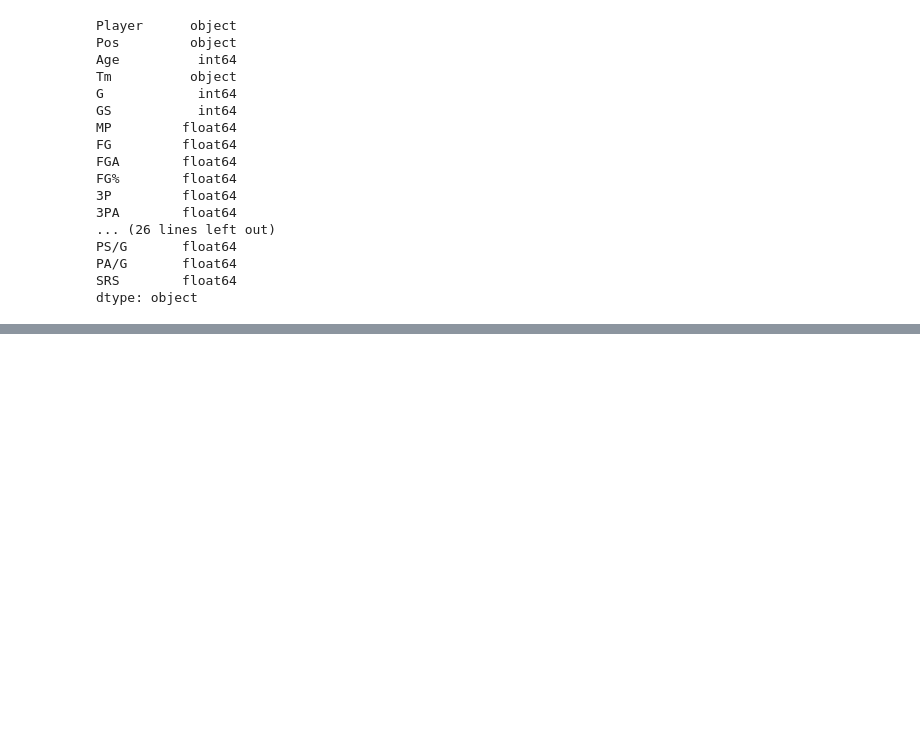
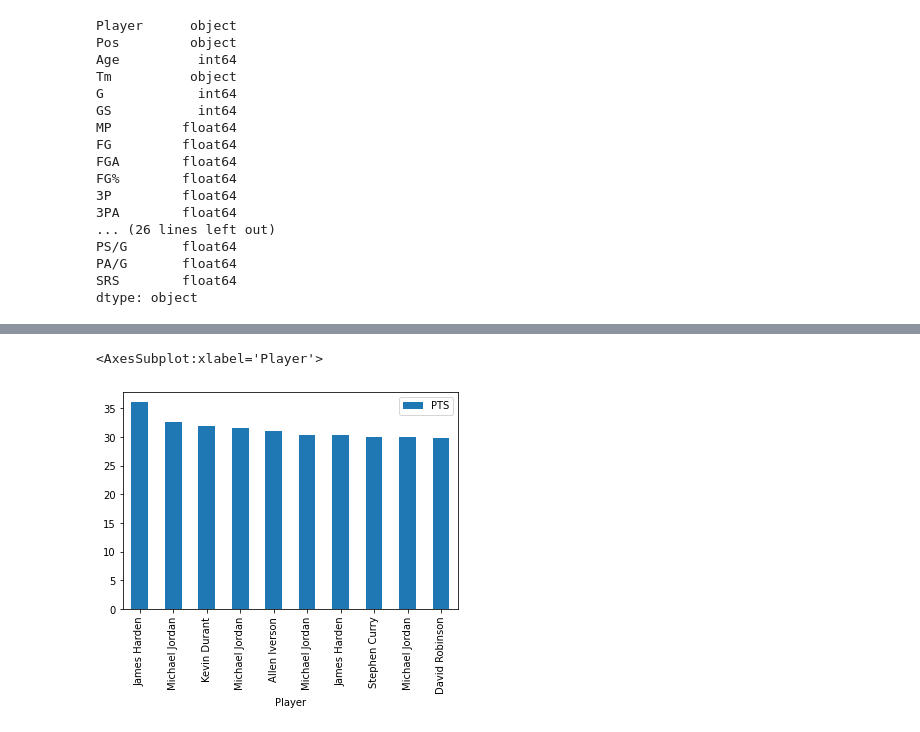
Before and after one commit to ynd24/NBA_MVP_PREDICTOR, a Jupyter notebook: DataCleaning.ipynb, the cells around one changed output, grey strips where cells are left out. Saved outputs shown, nothing was run; the diff lists cells and outputs as text; code cells hidden in the pictures; blank space fills up the shorter version.

```diff
--- a/DataCleaning.ipynb
+++ b/DataCleaning.ipynb
@@ -414,0 +429,7 @@ stats.to_csv("player_mvp_team.csv")
+# %%
+top_player = stats[(stats["W"] > 50) & (stats["PTS"] > 25)].sort_values("PTS", ascending = False).head(10)
+# %%
+top_player.plot.bar("Player", "PTS")
+# %% [output]
+<AxesSubplot:xlabel='Player'>
+[figure, added]
```
Also changed, not shown: parts of 6 cells of this notebook.
